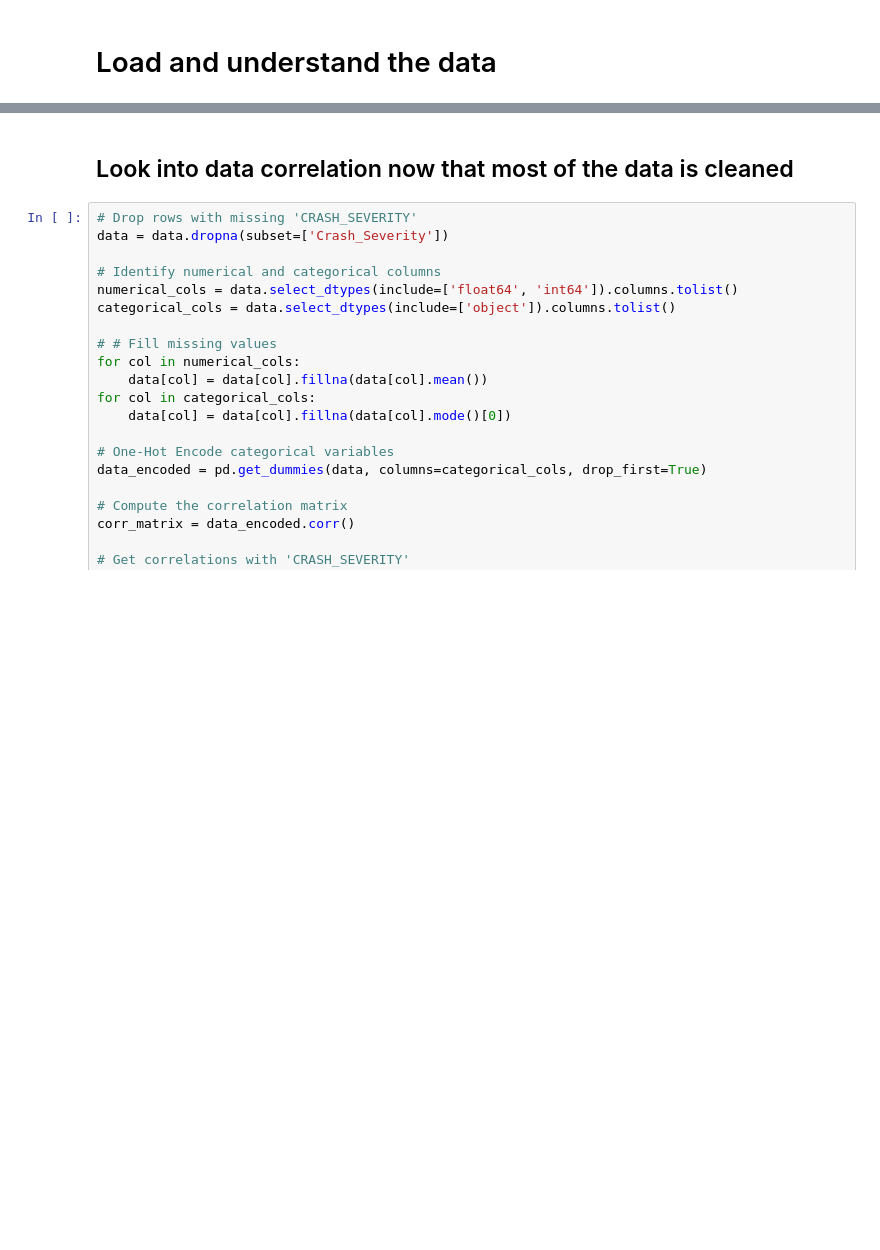
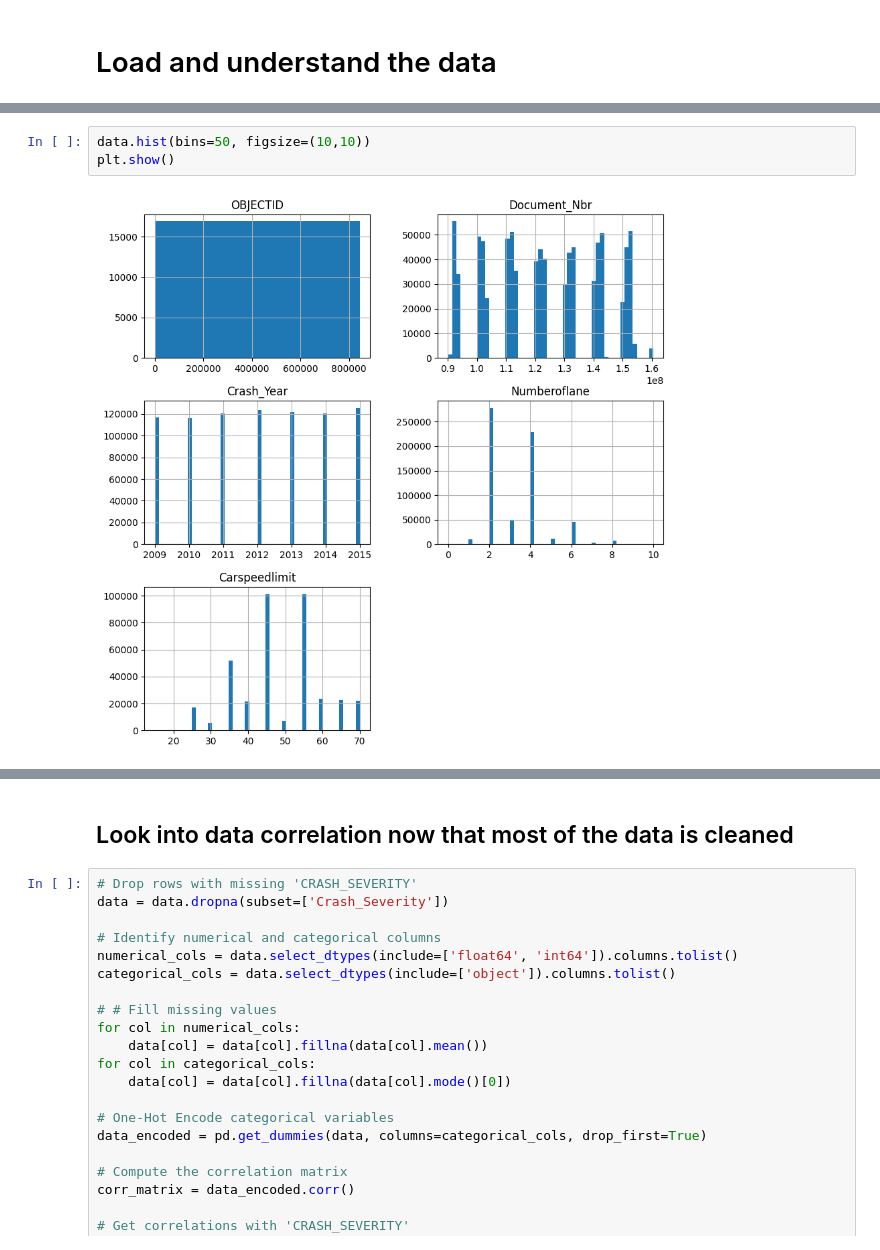
Before and after one commit to IdeaKing/ml4va, a Jupyter notebook: 01_data_experiments.ipynb, the cells around one changed output, grey strips where cells are left out. Cells and saved outputs as stored; diff of their text form; blank space fills up the shorter version.

```diff
--- a/01_data_experiments.ipynb
+++ b/01_data_experiments.ipynb
@@ -168,0 +149,5 @@ Categorical variables:
+# %%
+data.hist(bins=50, figsize=(10,10))
+plt.show()
+# %% [output]
+[figure, added]
```
Also changed, not shown: parts of 27 cells of this notebook, 1 other file.
